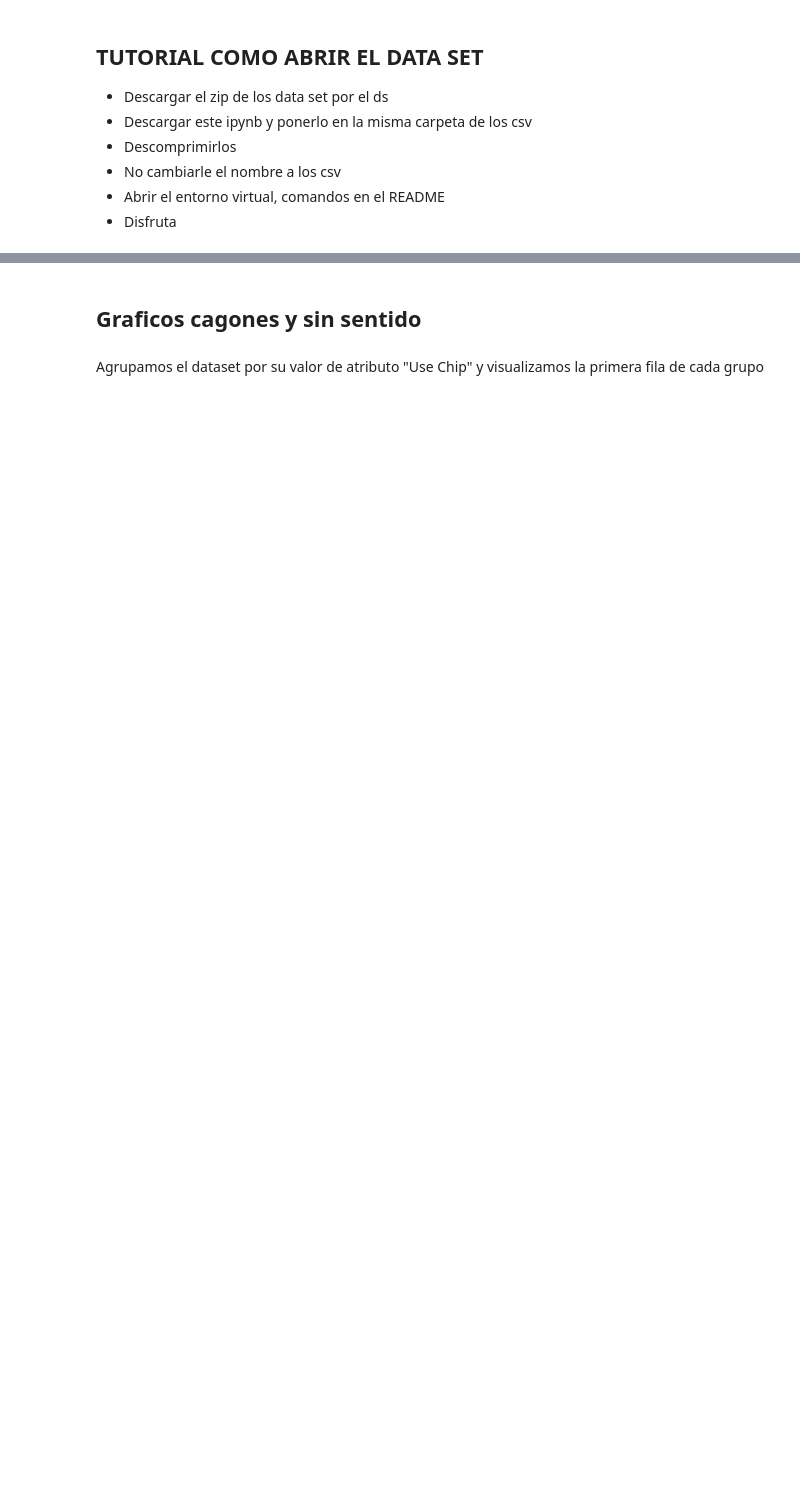
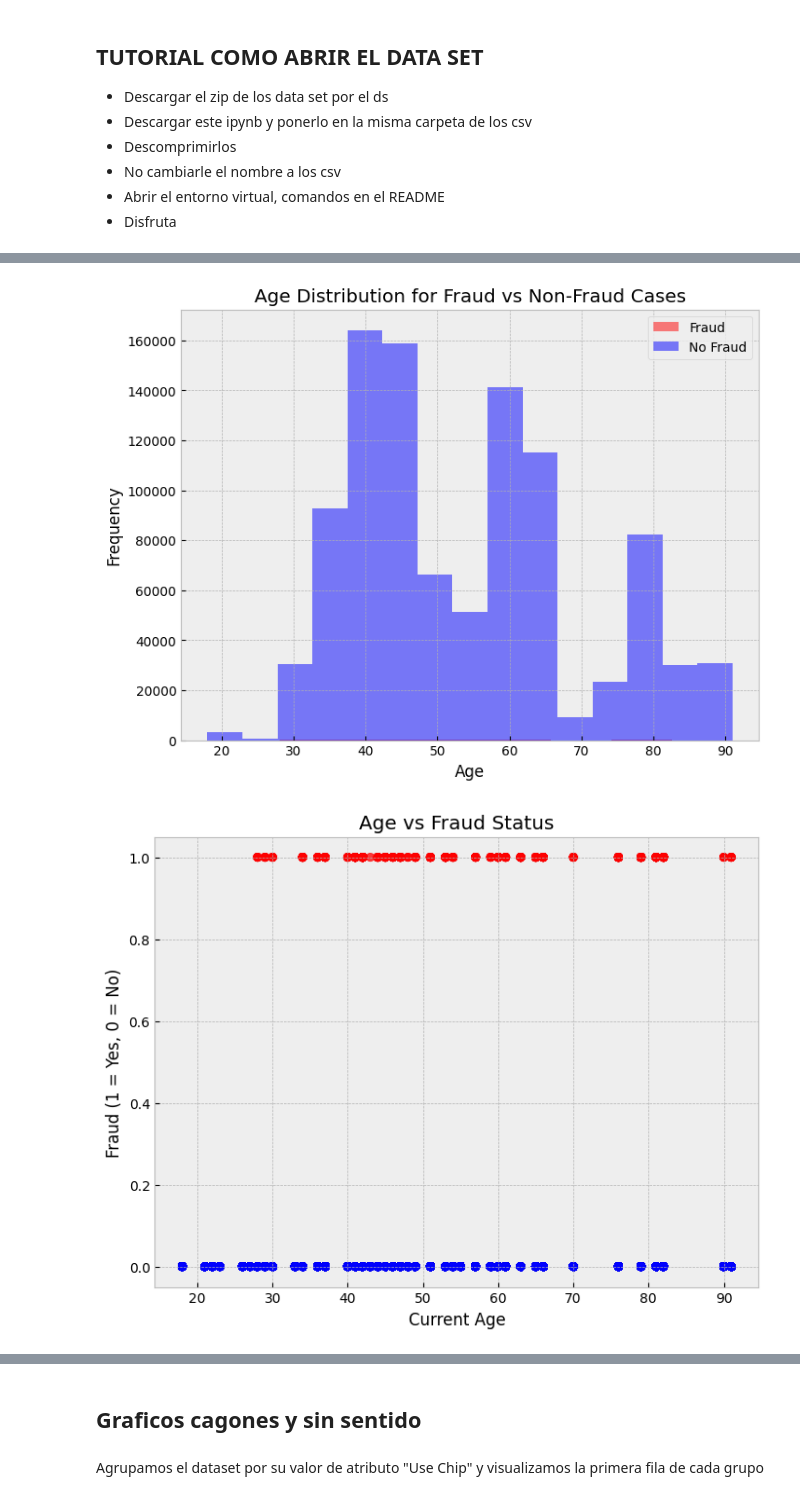
Before and after one commit to AlePatata/Proyecto-Mineros, a Jupyter notebook: HITO_1.ipynb, the cells around one changed output, grey strips where cells are left out. Drawn from its saved outputs; the diff is of its cells as text; code cells hidden in the pictures; blank space fills up the shorter version.

Commit message:
Graficos de relacion Fraude y edad/genero

```diff
--- a/HITO_1.ipynb
+++ b/HITO_1.ipynb
@@ -42,0 +76,35 @@ Note: you may need to restart the kernel to use updated packages.
+# %%
+# df_min.loc[(df_min['Is Fraud?']=='Yes')]
+df = pd.merge(df_max.head(1000000), df_users, left_on='User', right_index=True)
+# %%
+plt.figure(figsize=(8, 6))
+
+# Fraud cases
+df[df['Is Fraud?'] == 'Yes']['Current Age'].hist(bins=15, alpha=0.5, label='Fraud', color='red')
+
+# Non-fraud cases
+df[df['Is Fraud?'] == 'No']['Current Age'].hist(bins=15, alpha=0.5, label='No Fraud', color='blue')
+
+# Add labels and title
+plt.title('Age Distribution for Fraud vs Non-Fraud Cases')
+plt.xlabel('Age')
+plt.ylabel('Frequency')
+plt.legend()
+
+plt.show()
+
+
+plt.figure(figsize=(8, 6))
+
+# Scatter plot
+plt.scatter(df['Current Age'], df['Is Fraud?'].apply(lambda x: 1 if x == 'Yes' else 0), alpha=0.5, c=df['Is Fraud?'].apply(lambda x: 'red' if x == 'Yes' else 'blue'))
+
+# Add labels and title
+plt.title('Age vs Fraud Status')
+plt.xlabel('Current Age')
+plt.ylabel('Fraud (1 = Yes, 0 = No)')
+
+plt.show()
+# %% [output]
+[figure, added]
+[figure, added]
```
Also changed, not shown: parts of 6 cells of this notebook.
